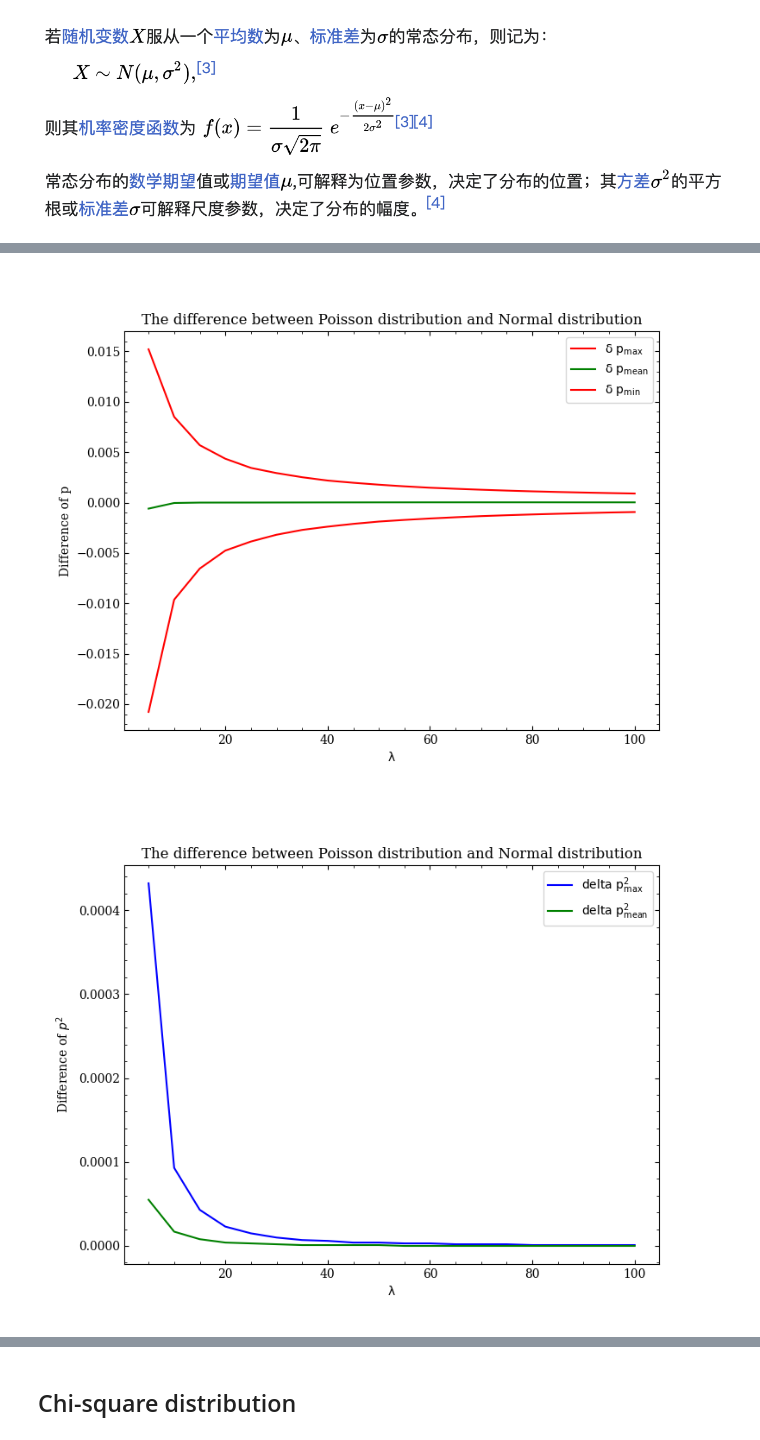
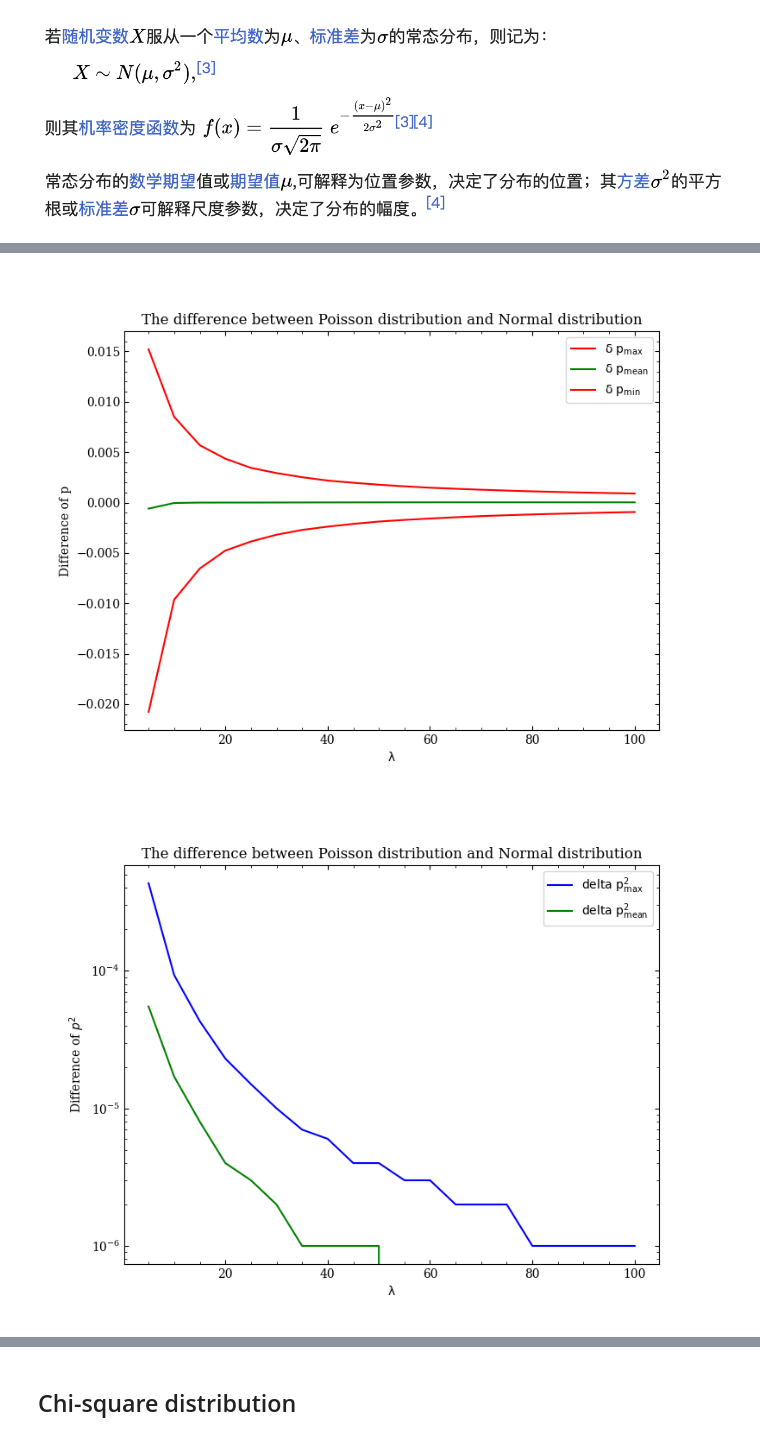
Before and after one commit to joeyeoj/Codes, a Jupyter notebook: Chandra/Chi-square/chi-square.ipynb, the cells around one changed output, grey strips where cells are left out. Saved outputs shown, nothing was run; the diff lists cells and outputs as text; code cells hidden in the pictures.

```diff
--- a/Chandra/Chi-square/chi-square.ipynb
+++ b/Chandra/Chi-square/chi-square.ipynb
@@ -54,7 +55,7 @@ Image("/Users/joey/Documents/Codes/Chandra/Images/normal_distribution.png", widt
 [figure]
 # %%
 fig, ax=plt.subplots(1,1,figsize=(8,6))
-lamb_probability=pd.DataFrame(columns=['lambda','delta','deltap-max','deltap-mean','deltap-min','deltap2-mean','deltap2-max'])
+lamb_probability=pd.DataFrame(columns=['lambda','deltap-max','deltap-mean','deltap-min','deltap2-mean','deltap2-max'])
 max_p_poisson=[]
 max_p_normal=[]
 max_x_poisson=[]
@@ -83,10 +84,9 @@ for lamb in range(5,105,5):
     index_normal=p2.index(max_prob_normal)
     max_x_poisson.append(range(1,lamb+20)[index_poisson])
     max_x_normal.append(range(1,lamb+20)[index_normal])
-    deltalambda=range(1,lamb+20)[index_normal]-range(1,lamb+20)[index_poisson]
 
     # print('lambda=',lamb,'deltap-max=',deltapmax,'deltap-min=',deltapmin,'deltap2-max=',deltap2max,'deltap2-min=',deltap2min)
-    lamb_probability_temp=pd.DataFrame({'lambda':lamb,'delta':deltalambda,'deltap-max':deltapmax,'deltap-mean':deltapmean,'deltap-min':deltapmin,'deltap2-max':deltap2max,'deltap2-mean':deltap2mean},index=[0])
+    lamb_probability_temp=pd.DataFrame({'lambda':lamb,'deltap-max':deltapmax,'deltap-mean':deltapmean,'deltap-min':deltapmin,'deltap2-max':deltap2max,'deltap2-mean':deltap2mean},index=[0])
     lamb_probability=pd.concat([lamb_probability,lamb_probability_temp],ignore_index=True)
     ax.plot(range(1,lamb+20),p1,'r',label='$\mathrm{\lambda=}$'+str(lamb))
     ax.plot(range(1,lamb+20),p2,'b')
@@ -95,41 +95,32 @@ plt.title('Poisson distribution (red line) vs Normal distribution (blue line)')
 plt.xlabel('x')
 plt.ylabel('P(x)')
 plt.legend()
 plt.show()
 plt.savefig('poisson_distribution_vs_normal_distribution.png',dpi=300)
 
 fig, ax=plt.subplots(1,1,figsize=(8,6))
 ax.plot(lamb_probability['lambda'],lamb_probability['deltap-max'],'r',label='$\mathrm{\delta~p_{max}}$')
 ax.plot(lamb_probability['lambda'],lamb_probability['deltap-mean'],'g',label='$\mathrm{\delta~p_{mean}}$')
 ax.plot(lamb_probability['lambda'],lamb_probability['deltap-min'],'r',label='$\mathrm{\delta~p_{min}}$')
 plt.title('The difference between Poisson distribution and Normal distribution')
 plt.xlabel('$\mathrm{\lambda}$')
 plt.ylabel('Difference of p')
 plt.legend()
 plt.show()
 plt.savefig('difference_p.png')
 
 fig, ax=plt.subplots(1,1,figsize=(8,6))
 ax.plot(lamb_probability['lambda'],lamb_probability['deltap2-max'],'b',label='$\mathrm{delta~p^2_{max}}$')
 ax.plot(lamb_probability['lambda'],lamb_probability['deltap2-mean'],'g',label='$\mathrm{delta~p^2_{mean}}$')
 # plt.plot(lamb_probability['lambda'],lamb_probability['deltap2-min'],'b',label='$\mathrm{delta~p^2_{min}}$')
+plt.yscale('log')
 plt.title('The difference between Poisson distribution and Normal distribution')
 plt.xlabel('$\mathrm{\lambda}$')
 plt.ylabel('Difference of $p^2$')
 plt.legend()
 plt.show()
 plt.savefig('difference_p2.png',dpi=300)
-
-fig, ax=plt.subplots(1,1,figsize=(8,6))
-ax.scatter(range(5,105,5),max_x_poisson,c='r',label='Poisson')
-ax.scatter(range(5,105,5),max_x_normal,c='b',label='Normal')
-plt.title('the value of x when p is maximum')
-plt.xlabel('$\mathrm{\lambda}$')
-plt.ylabel('x')
-plt.legend()
-plt.show()
-plt.savefig('x_max.png',dpi=300)
 # %% [output]
 [figure]
 [figure]
-[figure, old version]
+[figure, new version]
```
Also changed, not shown: parts of 6 cells of this notebook, 8 other files.
